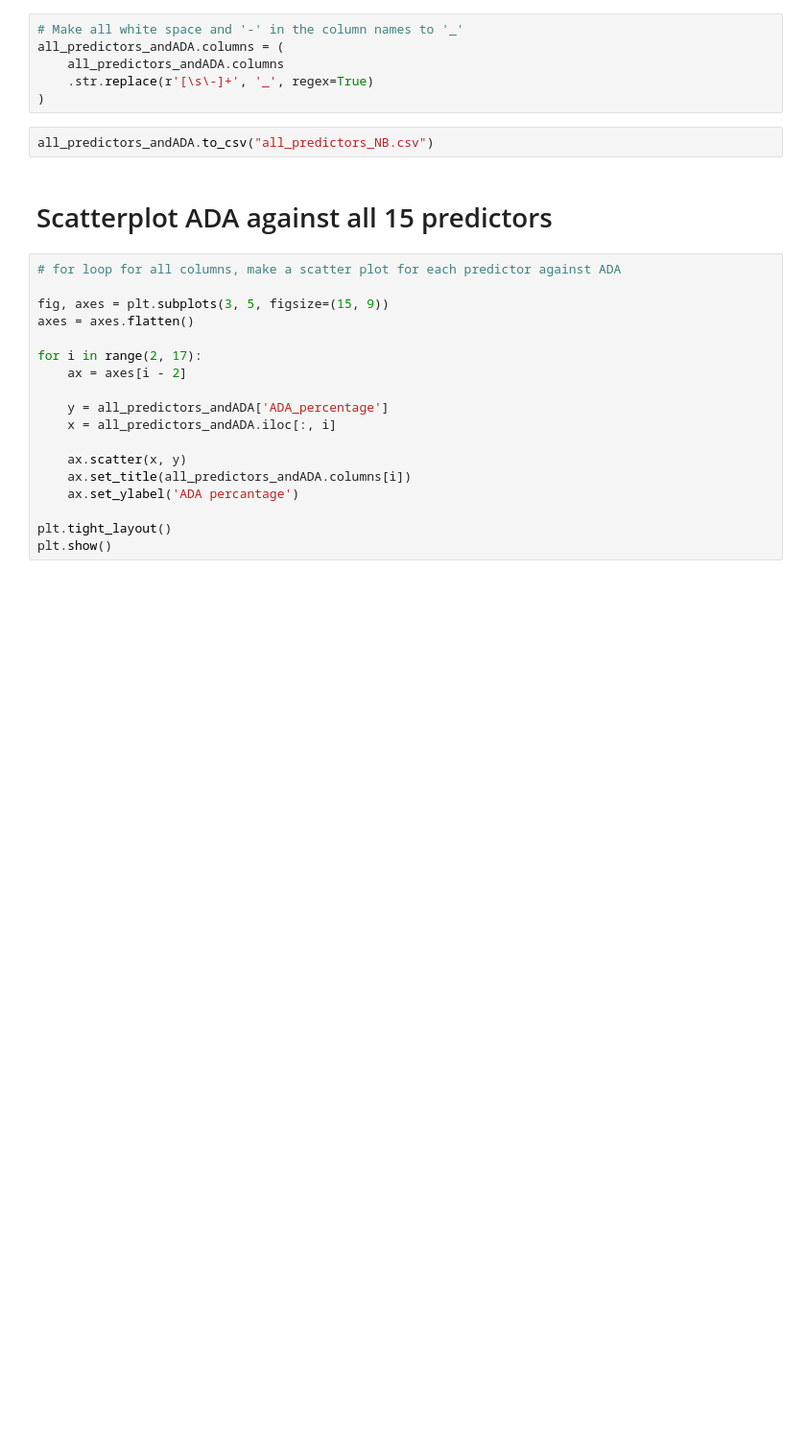
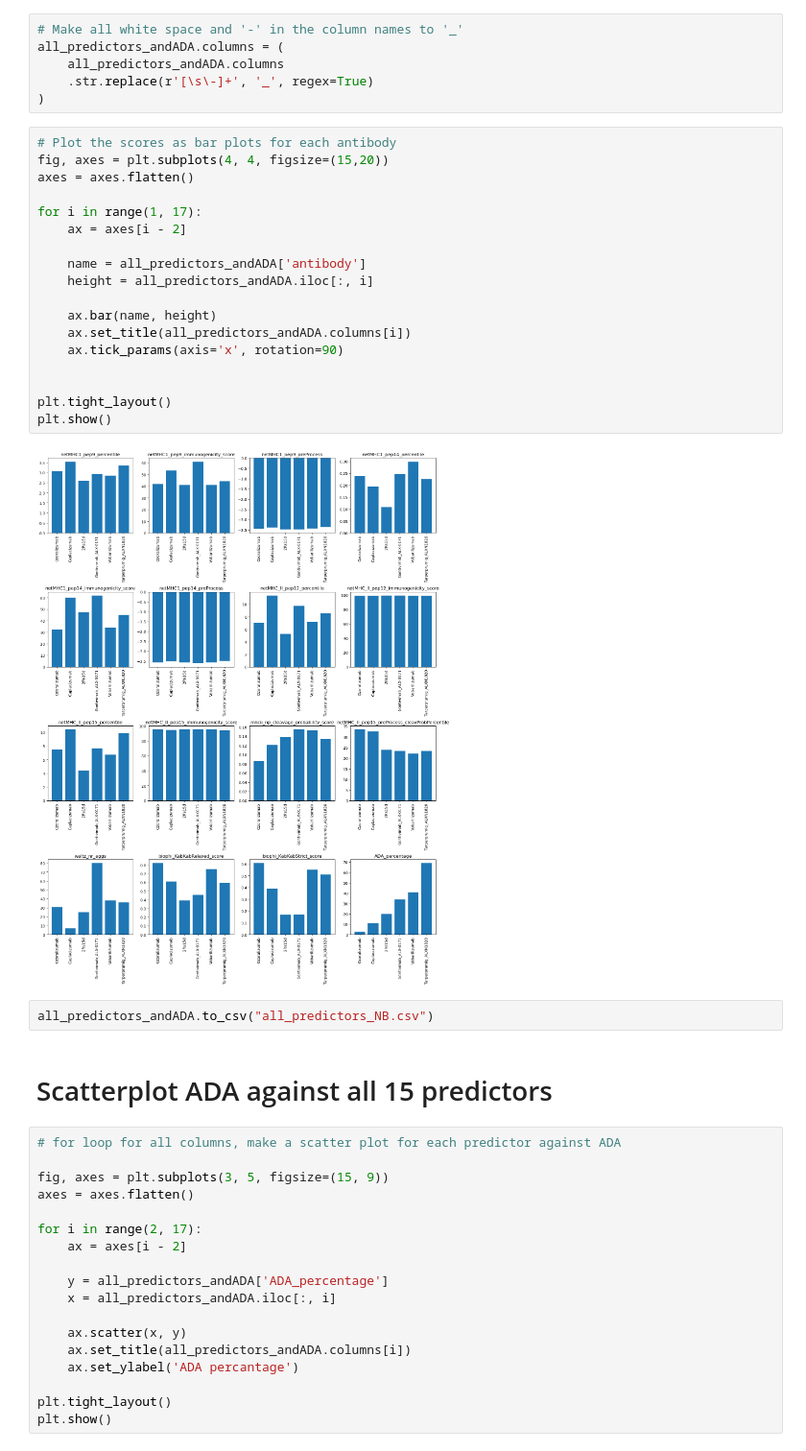
Before and after one commit to RebeckaAntonsson/Thesis, a Jupyter notebook: Immonogenecity_tool_testing/model_selection/Nanobodies/NB_model_selection.ipynb, the cells around one changed output. Shown at 96% size. Drawn from its saved outputs; the diff is of its cells as text; blank space fills up the shorter version.

```diff
--- a/Immonogenecity_tool_testing/model_selection/Nanobodies/NB_model_selection.ipynb
+++ b/Immonogenecity_tool_testing/model_selection/Nanobodies/NB_model_selection.ipynb
@@ -309,6 +309,26 @@ all_predictors_andADA.columns = (
     all_predictors_andADA.columns
     .str.replace(r'[\s\-]+', '_', regex=True)
 )
+# %%
+# Plot the scores as bar plots for each antibody
+fig, axes = plt.subplots(4, 4, figsize=(15,20))
+axes = axes.flatten()
+
+for i in range(1, 17):
+    ax = axes[i - 2]
+
+    name = all_predictors_andADA['antibody']
+    height = all_predictors_andADA.iloc[:, i]
+
+    ax.bar(name, height)
+    ax.set_title(all_predictors_andADA.columns[i])
+    ax.tick_params(axis='x', rotation=90)
+
+
+plt.tight_layout()
+plt.show()
+# %% [output]
+[figure, added]
 # %%
 all_predictors_andADA.to_csv("all_predictors_NB.csv")
 # %% [markdown]
```
Also changed, not shown: parts of 2 cells of this notebook, 2 other files.
